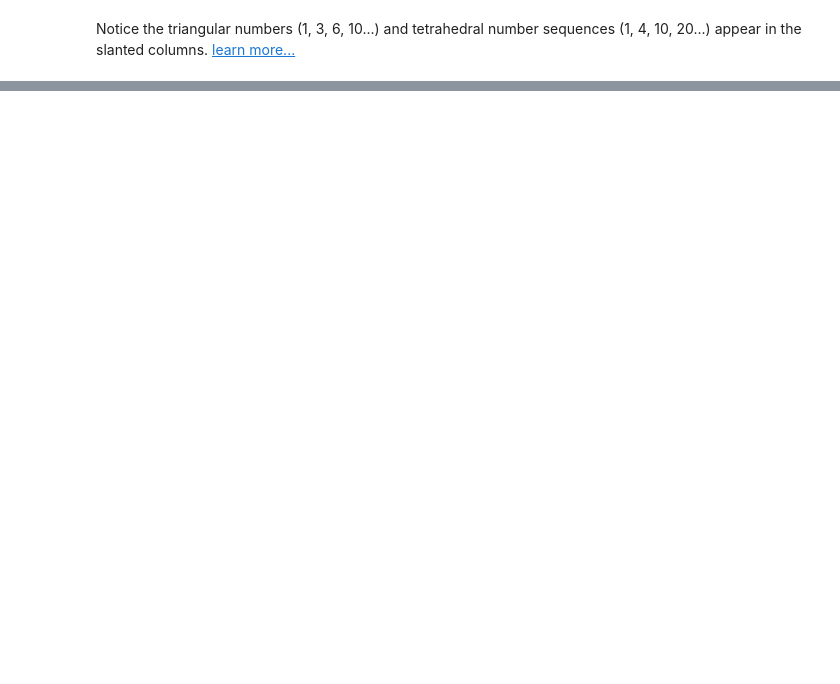
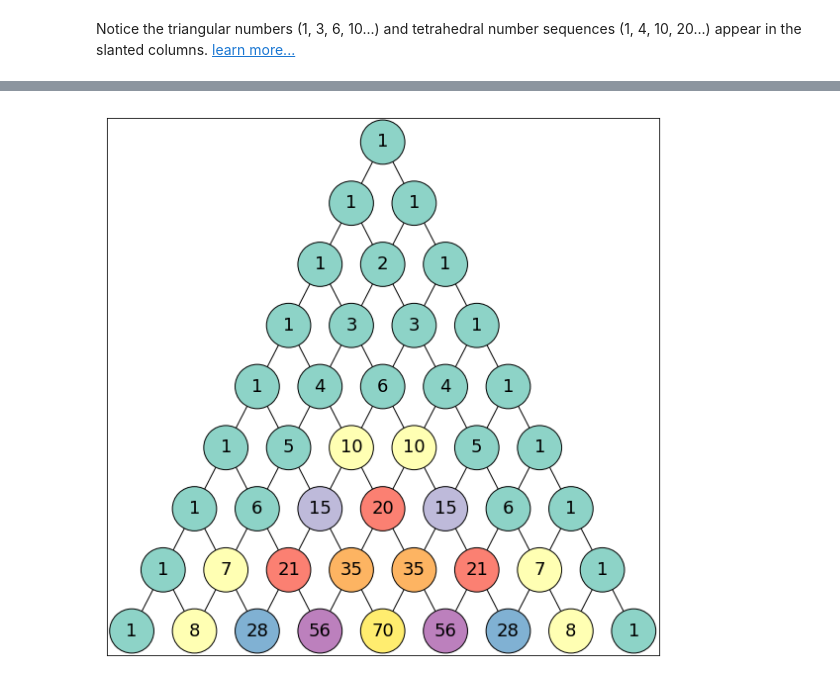
Before and after one commit to nekrasovp/nekrasovp.github.io, a Jupyter notebook: content/pascals-triangle.ipynb, the cells around one changed output, grey strips where cells are left out. Drawn from its saved outputs; the diff is of its cells as text; code cells hidden in the pictures; blank space fills up the shorter version.

Commit message:
Add new version of Pascal's triangle notebook

```diff
--- a/content/pascals-triangle.ipynb
+++ b/content/pascals-triangle.ipynb
@@ -82,0 +16,40 @@ print_left(pt)
+# %%
+# simple Pascal's triangle realisation
+# populated with Pascal's triangle rows give an infinite sequence of finite sequences
+# this implementation support few printing styles
+
+
+import math
+
+class PascalsTriangle():
+
+    def __init__(self, rowcount):
+        self.rowcount = rowcount
+        self.pt = self._create()
+
+    def _create(self):
+        """Create an empty list and then append lists of 0s, each list one longer than the previous"""
+        return [[0] * r for r in range(1, self.rowcount + 1)]
+
+    def populate(self):
+        """Populate an uninitialized list with actual values"""
+        for r in range(0, len(self.pt)):
+            for c in range(0, len(self.pt[r])):
+                self.pt[r][c] = math.factorial(r) / (math.factorial(c) * math.factorial(r - c))
+
+    def print_left(self):
+        """Prints the triangle in a left-aligned format to demonstrate data structure"""
+        for r in range(0, len(self.pt)):
+            for c in range(0, len(self.pt[r])):
+                print('{:>4}'.format(int(self.pt[r][c])), end="")
+            print()
+
+    def print_centre(self):
+        """Prints the triangle in a conventional centred format"""
+        inset = int(((((len(self.pt) * 2) - 1) / 2) * 3))
+        for r in range(0, len(self.pt)):
+            print(" " * inset, end="")
+            for c in range(0, len(self.pt[r])):
+                print('{:>3}   '.format(int(self.pt[r][c])), end="")
+            print()
+            inset -= 3
@@ -103,0 +159,3 @@ For example, a ball could reach the 6 in the middle of the 5th row going 1,1,2,3
+# %%
+digraph = GraphTriangle(9)
+type(digraph.G)
@@ -103,0 +168,4 @@ For example, a ball could reach the 6 in the middle of the 5th row going 1,1,2,3
+# %%
+digraph.plot_digraph(color_node=True)
+# %% [output]
+[figure, added]
```
Also changed, not shown: parts of 16 cells of this notebook, 6 other files.
